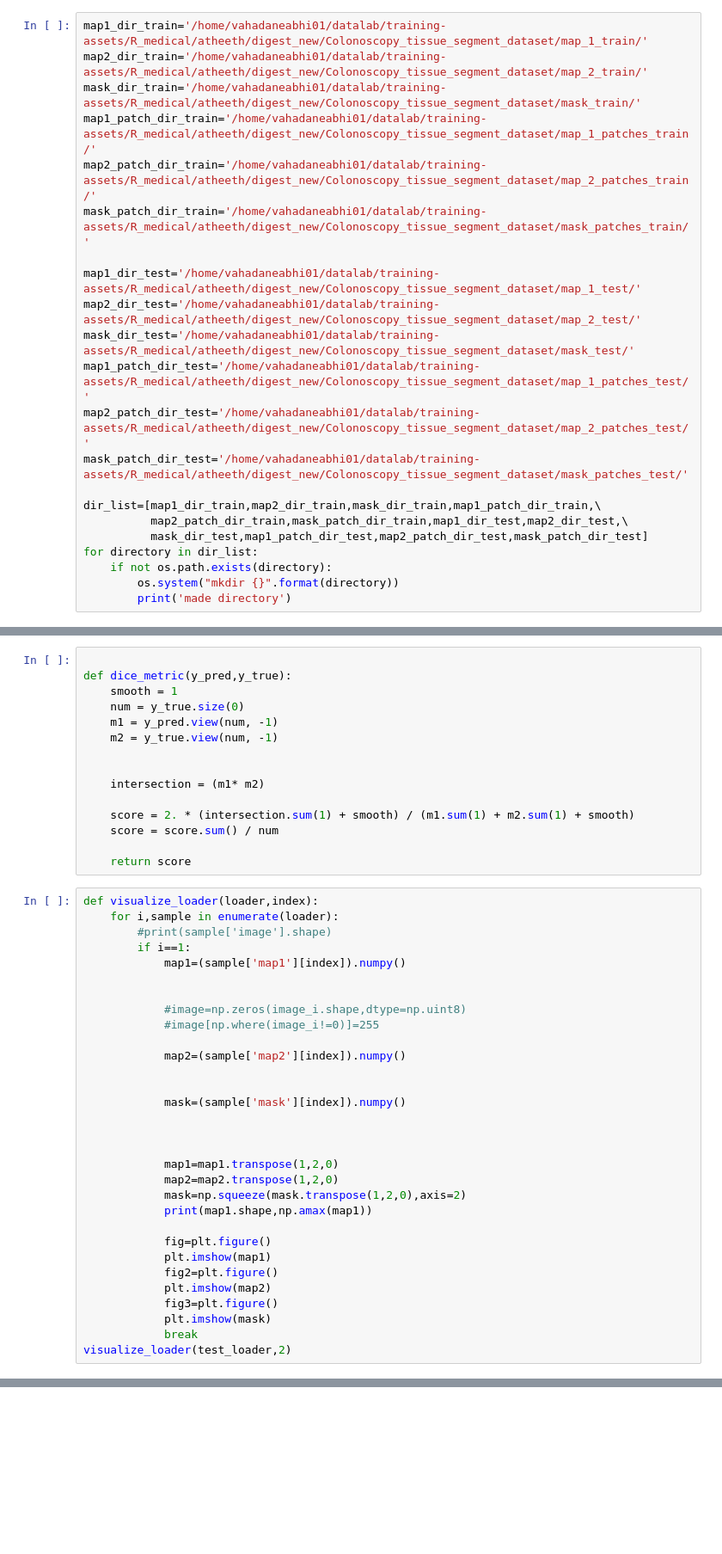
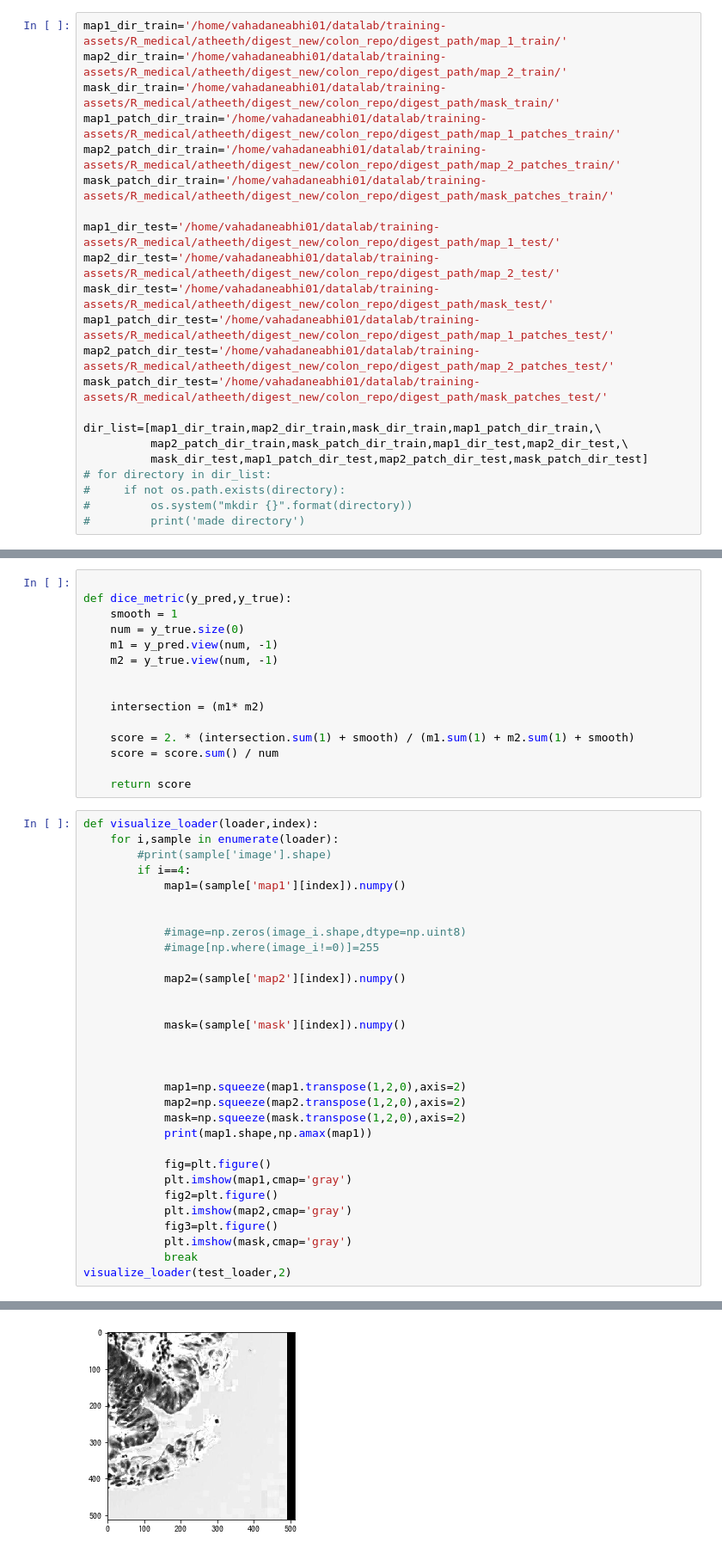
Before and after one commit to atheeth96/digestpath_colon, a Jupyter notebook: Digest_DualEncoding.ipynb, the cells around one changed output, grey strips where cells are left out. Shown at 86% size. Saved outputs shown, nothing was run; the diff lists cells and outputs as text; blank space fills up the shorter version.

```diff
--- a/Digest_DualEncoding.ipynb
+++ b/Digest_DualEncoding.ipynb
@@ -38,24 +60,24 @@ import pandas as pd
 # %%
-map1_dir_train='/home/vahadaneabhi01/datalab/training-assets/R_medical/atheeth/digest_new/Colonoscopy_tissue_segment_dataset/map_1_train/'
-map2_dir_train='/home/vahadaneabhi01/datalab/training-assets/R_medical/atheeth/digest_new/Colonoscopy_tissue_segment_dataset/map_2_train/'
-mask_dir_train='/home/vahadaneabhi01/datalab/training-assets/R_medical/atheeth/digest_new/Colonoscopy_tissue_segment_dataset/mask_train/'
-map1_patch_dir_train='/home/vahadaneabhi01/datalab/training-assets/R_medical/atheeth/digest_new/Colonoscopy_tissue_segment_dataset/map_1_patches_train/'
-map2_patch_dir_train='/home/vahadaneabhi01/datalab/training-assets/R_medical/atheeth/digest_new/Colonoscopy_tissue_segment_dataset/map_2_patches_train/'
-mask_patch_dir_train='/home/vahadaneabhi01/datalab/training-assets/R_medical/atheeth/digest_new/Colonoscopy_tissue_segment_dataset/mask_patches_train/'
+map1_dir_train='/home/vahadaneabhi01/datalab/training-assets/R_medical/atheeth/digest_new/colon_repo/digest_path/map_1_train/'
+map2_dir_train='/home/vahadaneabhi01/datalab/training-assets/R_medical/atheeth/digest_new/colon_repo/digest_path/map_2_train/'
+mask_dir_train='/home/vahadaneabhi01/datalab/training-assets/R_medical/atheeth/digest_new/colon_repo/digest_path/mask_train/'
+map1_patch_dir_train='/home/vahadaneabhi01/datalab/training-assets/R_medical/atheeth/digest_new/colon_repo/digest_path/map_1_patches_train/'
+map2_patch_dir_train='/home/vahadaneabhi01/datalab/training-assets/R_medical/atheeth/digest_new/colon_repo/digest_path/map_2_patches_train/'
+mask_patch_dir_train='/home/vahadaneabhi01/datalab/training-assets/R_medical/atheeth/digest_new/colon_repo/digest_path/mask_patches_train/'
 
-map1_dir_test='/home/vahadaneabhi01/datalab/training-assets/R_medical/atheeth/digest_new/Colonoscopy_tissue_segment_dataset/map_1_test/'
-map2_dir_test='/home/vahadaneabhi01/datalab/training-assets/R_medical/atheeth/digest_new/Colonoscopy_tissue_segment_dataset/map_2_test/'
-mask_dir_test='/home/vahadaneabhi01/datalab/training-assets/R_medical/atheeth/digest_new/Colonoscopy_tissue_segment_dataset/mask_test/'
-map1_patch_dir_test='/home/vahadaneabhi01/datalab/training-assets/R_medical/atheeth/digest_new/Colonoscopy_tissue_segment_dataset/map_1_patches_test/'
-map2_patch_dir_test='/home/vahadaneabhi01/datalab/training-assets/R_medical/atheeth/digest_new/Colonoscopy_tissue_segment_dataset/map_2_patches_test/'
-mask_patch_dir_test='/home/vahadaneabhi01/datalab/training-assets/R_medical/atheeth/digest_new/Colonoscopy_tissue_segment_dataset/mask_patches_test/'
+map1_dir_test='/home/vahadaneabhi01/datalab/training-assets/R_medical/atheeth/digest_new/colon_repo/digest_path/map_1_test/'
+map2_dir_test='/home/vahadaneabhi01/datalab/training-assets/R_medical/atheeth/digest_new/colon_repo/digest_path/map_2_test/'
+mask_dir_test='/home/vahadaneabhi01/datalab/training-assets/R_medical/atheeth/digest_new/colon_repo/digest_path/mask_test/'
+map1_patch_dir_test='/home/vahadaneabhi01/datalab/training-assets/R_medical/atheeth/digest_new/colon_repo/digest_path/map_1_patches_test/'
+map2_patch_dir_test='/home/vahadaneabhi01/datalab/training-assets/R_medical/atheeth/digest_new/colon_repo/digest_path/map_2_patches_test/'
+mask_patch_dir_test='/home/vahadaneabhi01/datalab/training-assets/R_medical/atheeth/digest_new/colon_repo/digest_path/mask_patches_test/'
 
 dir_list=[map1_dir_train,map2_dir_train,mask_dir_train,map1_patch_dir_train,\
           map2_patch_dir_train,mask_patch_dir_train,map1_dir_test,map2_dir_test,\
           mask_dir_test,map1_patch_dir_test,map2_patch_dir_test,mask_patch_dir_test]
-for directory in dir_list:
-    if not os.path.exists(directory):
-        os.system("mkdir {}".format(directory))
-        print('made directory')
+# for directory in dir_list:
+#     if not os.path.exists(directory):
+#         os.system("mkdir {}".format(directory))
+#         print('made directory')
 # %%
 
@@ -121,7 +147,7 @@ def dice_metric(y_pred,y_true):
 def visualize_loader(loader,index):
     for i,sample in enumerate(loader):
         #print(sample['image'].shape)
-        if i==1:
+        if i==4:
             map1=(sample['map1'][index]).numpy()
 
 
@@ -135,16 +161,17 @@ def visualize_loader(loader,index):
 
 
 
-            map1=map1.transpose(1,2,0)
-            map2=map2.transpose(1,2,0)
+            map1=np.squeeze(map1.transpose(1,2,0),axis=2)
+            map2=np.squeeze(map2.transpose(1,2,0),axis=2)
             mask=np.squeeze(mask.transpose(1,2,0),axis=2)
             print(map1.shape,np.amax(map1))
 
             fig=plt.figure()
-            plt.imshow(map1)
+            plt.imshow(map1,cmap='gray')
             fig2=plt.figure()
-            plt.imshow(map2)
+            plt.imshow(map2,cmap='gray')
             fig3=plt.figure()
-            plt.imshow(mask)
+            plt.imshow(mask,cmap='gray')
             break
 visualize_loader(test_loader,2)
+# %% [output]
@@ -150,0 +179 @@ visualize_loader(test_loader,2)
+[figure, added]
```
Also changed, not shown: parts of 7 cells of this notebook, 5 other files.
